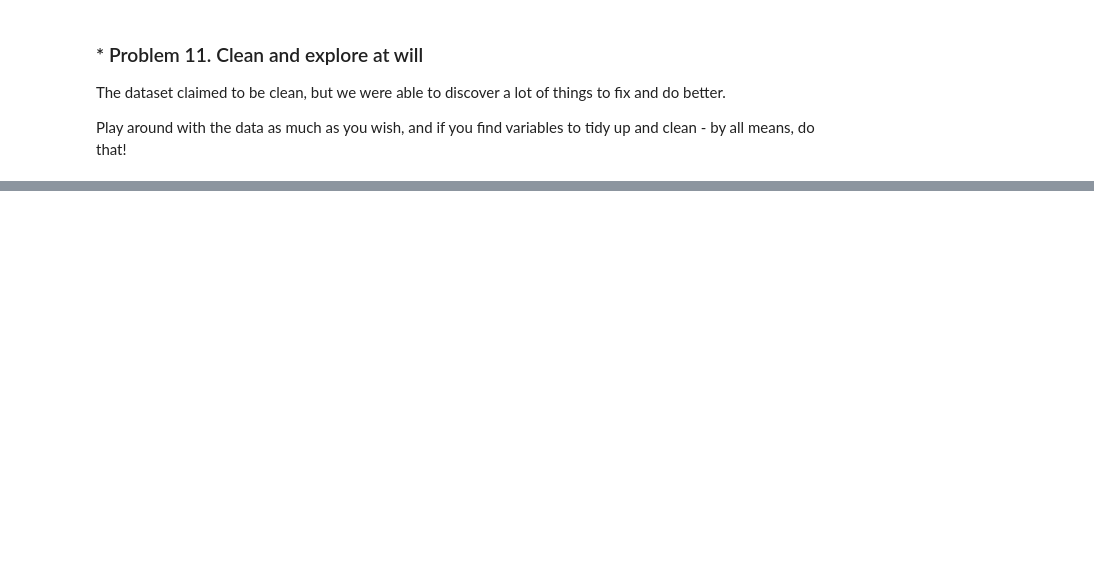
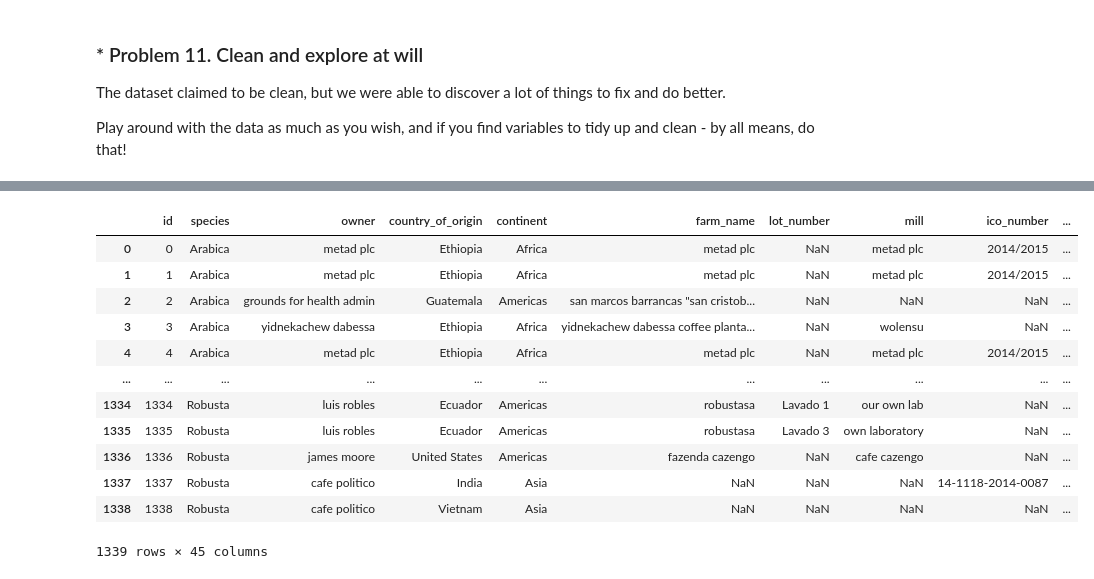
Before and after one commit to plamensve/Data_Science_Upskill_Softuni, a Jupyter notebook: 02_data_tidying_and_cleaning/Data Tidying and Cleaning Lab.ipynb, the cells around one changed output, grey strips where cells are left out. Drawn from its saved outputs; the diff is of its cells as text; code cells hidden in the pictures; blank space fills up the shorter version.

```diff
--- a/02_data_tidying_and_cleaning/Data Tidying and Cleaning Lab.ipynb
+++ b/02_data_tidying_and_cleaning/Data Tidying and Cleaning Lab.ipynb
@@ -608,0 +810,19 @@ Check the countries against region names, altitudes, and companies. Are there an
+# %%
+def return_nan(text):
+    if text == '-' or text == '':
+        return  np.nan
+    return text
+# %%
+def remove_dash_from_start_or_end_of_text(text):
+    if pd.isna(text):
+        return text
+    return str(text).strip('-')
+# %%
+data_with_regions.altitude_m = data_with_regions.altitude_m.apply(remove_non_digits_symbols)
+data_with_regions.altitude_m = data_with_regions.altitude_m.apply(replace_symbols, args=('a',))
+data_with_regions.altitude_m = data_with_regions.altitude_m.apply(replace_symbols, args=('~',))
+data_with_regions.altitude_m = data_with_regions.altitude_m.apply(return_nan)
+data_with_regions.altitude_m = data_with_regions.altitude_m.apply(remove_dash_from_start_or_end_of_text)
+data_with_regions.loc[data_with_regions['altitude_m'] == '12001350', 'altitude_m'] = '1200-1350'
+
+data_with_regions
@@ -613,0 +915,5 @@ Play around with the data as much as you wish, and if you find variables to tidy
+# %%
+data['altitude'] = data_with_regions['altitude_m']
+data['country_of_origin'] = data_with_regions['country_of_origin']
+data['continent'] = data_with_regions['region'].reset_index(drop=True)
+data['company'] = data_with_regions['company']
@@ -613,0 +936,25 @@ Play around with the data as much as you wish, and if you find variables to tidy
+# %%
+#Change order of the columns and set continent column right after country of origin
+cols = data.columns.tolist()
+cols.remove('continent')
+insert_after = 'country_of_origin'
+index = cols.index(insert_after) + 1
+cols.insert(index, 'continent')
+
+data = data[cols]
+data = data.rename(columns={'altitude': 'altitude_m'})
+data
+# %% [output]
+|  | id | species | owner | country_of_origin | continent | farm_name | lot_number | mill | ico_number | ... |
+| 0 | 0 | Arabica | metad plc | Ethiopia | Africa | metad plc | NaN | metad plc | 2014/2015 | ... |
+| 1 | 1 | Arabica | metad plc | Ethiopia | Africa | metad plc | NaN | metad plc | 2014/2015 | ... |
+| 2 | 2 | Arabica | grounds for health admin | Guatemala | Americas | san marcos barrancas "san cristob... | NaN | NaN | NaN | ... |
+| 3 | 3 | Arabica | yidnekachew dabessa | Ethiopia | Africa | yidnekachew dabessa coffee planta... | NaN | wolensu | NaN | ... |
+| 4 | 4 | Arabica | metad plc | Ethiopia | Africa | metad plc | NaN | metad plc | 2014/2015 | ... |
+| ... | ... | ... | ... | ... | ... | ... | ... | ... | ... | ... |
+| 1334 | 1334 | Robusta | luis robles | Ecuador | Americas | robustasa | Lavado 1 | our own lab | NaN | ... |
+| 1335 | 1335 | Robusta | luis robles | Ecuador | Americas | robustasa | Lavado 3 | own laboratory | NaN | ... |
+| 1336 | 1336 | Robusta | james moore | United States | Americas | fazenda cazengo | NaN | cafe cazengo | NaN | ... |
+| 1337 | 1337 | Robusta | cafe politico | India | Asia | NaN | NaN | NaN | 14-1118-2014-0087 | ... |
+| 1338 | 1338 | Robusta | cafe politico | Vietnam | Asia | NaN | NaN | NaN | NaN | ... |
+1339 rows × 45 columns
```
Also changed, not shown: parts of 23 cells of this notebook.
